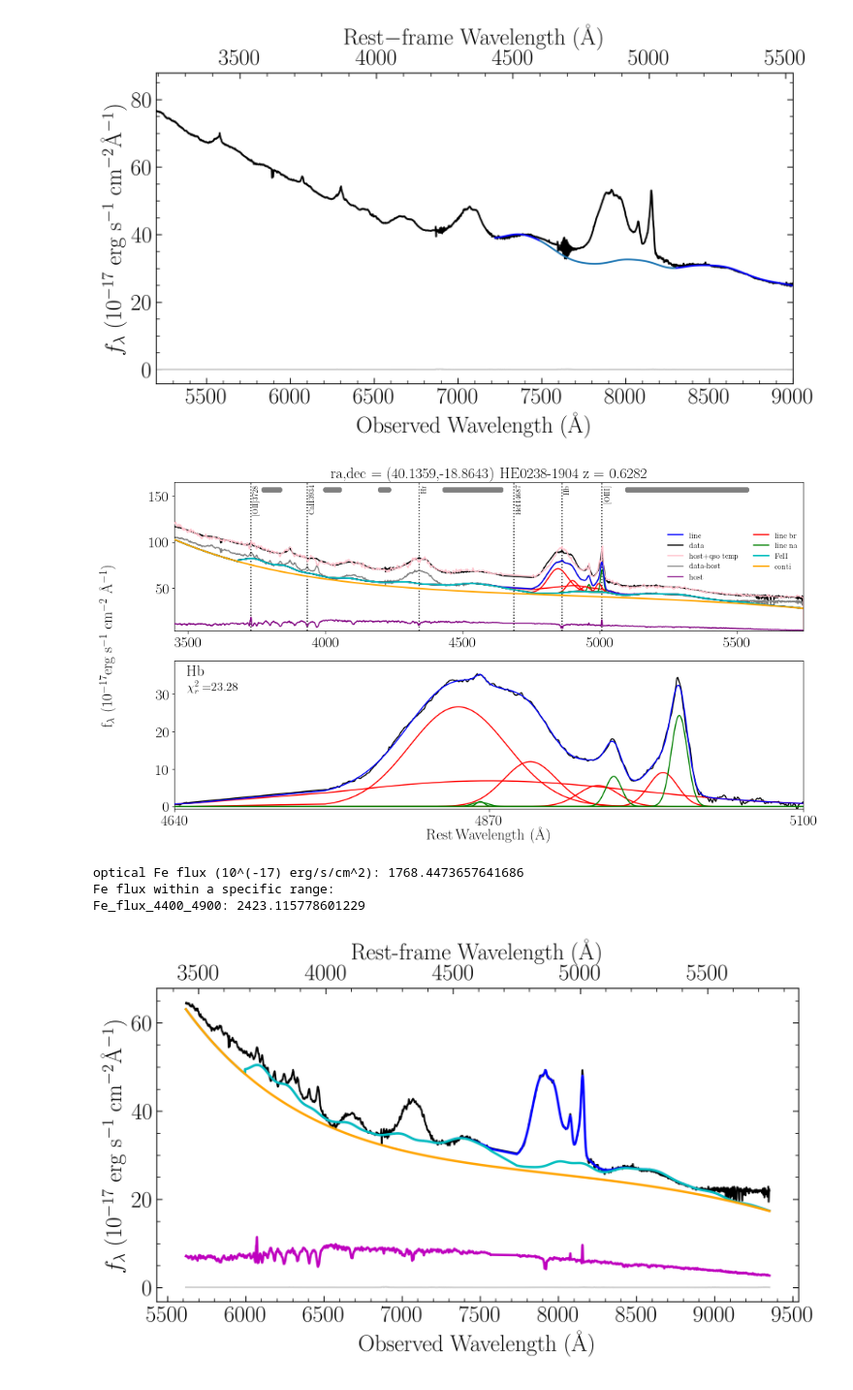
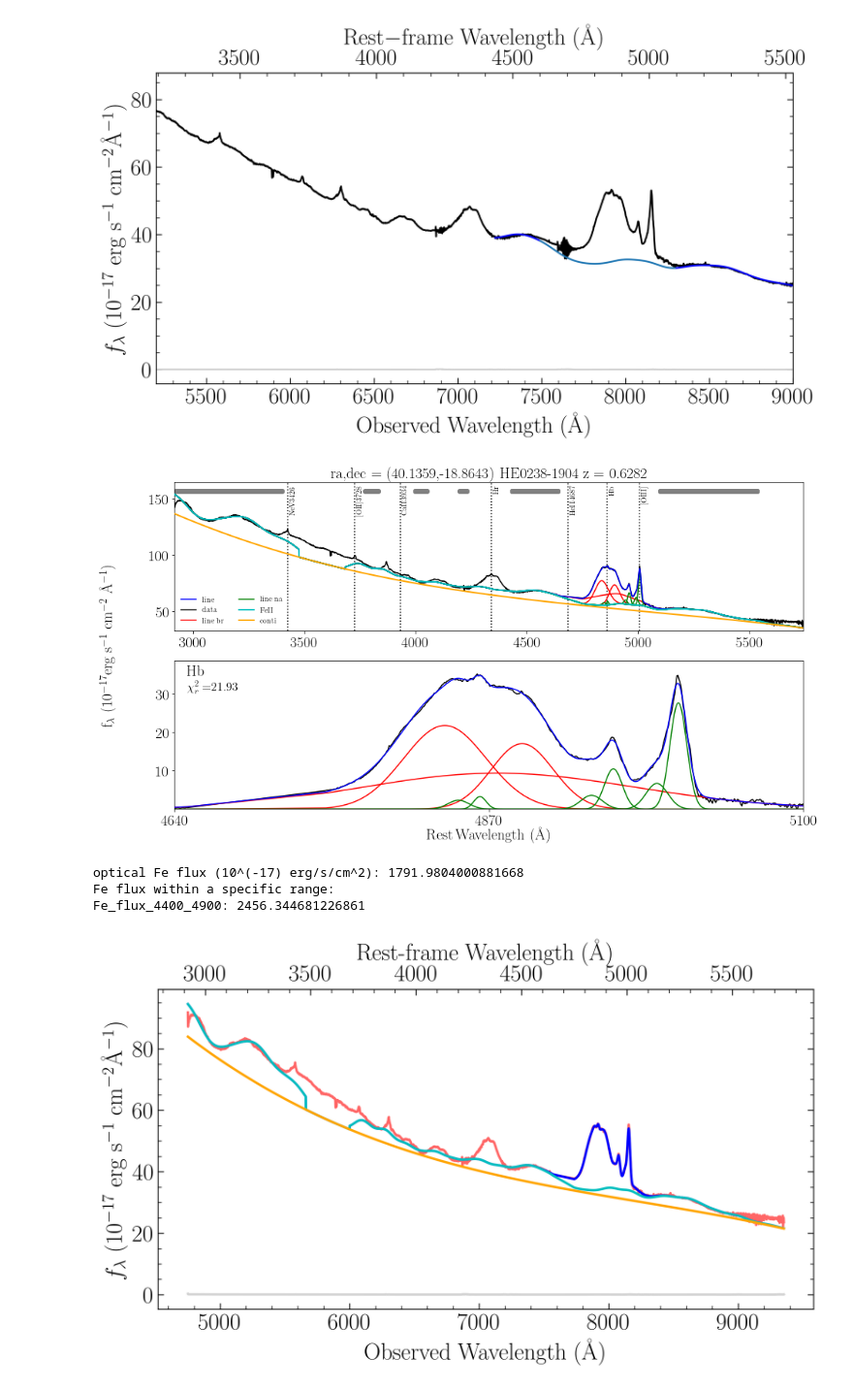
Before and after one commit to Sullofect/qso_cgm, a Jupyter notebook: test.ipynb, the cells around one changed output. Shown at 97% size. Cells and saved outputs as stored; diff of their text form; code cells hidden in the pictures.

```diff
--- a/test.ipynb
+++ b/test.ipynb
@@ -430,54 +430,53 @@ q = QSOFit(lam_qsofit, flux_qsofit, flux_err_qsofit, z, ra=40.1359, dec=-18.8643
 
 # do the fitting
 q.Fit(name='HE0238-1904', nsmooth=1, and_or_mask=False, deredden=True, reject_badpix = False, wave_range = None,\
-      wave_mask=np.array([[4650, 4750]]), decomposition_host=True, Mi=None, npca_gal = 5, npca_qso = 20, \
+      wave_mask=np.array([[4650, 4750]]), decomposition_host=False, Mi=None, npca_gal = 5, npca_qso = 20, \
       Fe_uv_op=True, Fe_flux_range=np.array([4435,4685]), poly=True, BC = False, rej_abs = False, \
       initial_guess=None, MC=False, n_trails=5, linefit=True, tie_lambda = True, tie_width = True, \
       tie_flux_1 = True, tie_flux_2 = True, save_result = True, plot_fig = True, save_fig = True, \
       plot_line_name = True, plot_legend = True, dustmap_path = path4, save_fig_path = path3, \
       save_fits_path = path2, save_fits_name='qso_fittings')
 # %% [output]
-[figure, old version]
+[figure, new version]
 # %%
 # Plot the Spectrum
 fig, ax = plt.subplots(1, 1, figsize=(10, 5), dpi=300)
 # ax.plot(wave_vac, flux * (1 + z), '--', color='r')
 # ax.plot(wave_vac, flux_err, color='lightgrey')
-ax.plot(q.wave * (1 + z), q.flux / (1 + z), color='k')
-ax.plot(q.wave * (1 + z), q.err / (1 + z), color='lightgrey')
+ax.plot(q.wave * (1 + z), q.flux / (1 + z), color='r', alpha=0.6, lw=2)
+ax.plot(q.wave * (1 + z), q.err / (1 + z), color='lightgrey', lw=2)
 #To plot the whole model, we use Manygauss to reappear the line fitting results saved in gauss_result
 ax.plot(q.wave * (1 + z), q.Manygauss(np.log(q.wave), q.gauss_result) / (1 + z) + q.f_conti_model / (1 + z), 'b', label='line', lw=2)
 ax.plot(q.wave * (1 + z), q.f_conti_model / (1 + z), 'c', lw=2)
 ax.plot(q.wave * (1 + z), q.PL_poly_BC / (1 + z), 'orange', lw=2)
-ax.plot(q.wave * (1 + z), q.host / (1 + z), 'm', lw=2)
 
 
 
 #ax.set_xlim(5200, 9300)
 #ax.set_ylim(0, 100)
 ax.set_xlabel(r'$\mathrm{Observed \; Wavelength \; (\AA)}$', size=20)
 ax.set_ylabel(r'${f}_{\lambda} \; (10^{-17} \; \mathrm{erg \; s^{-1} \; cm^{-2} \AA^{-1}})$', size=20)
 
 
 secax = ax.secondary_xaxis('top', functions=(obs2rest, rest2obs))
 secax.minorticks_on()
 secax.set_xlabel(r'$\mathrm{Rest \mbox{-} frame \; Wavelength \; (\AA)}$', size=20)
 secax.tick_params(axis='x', which='major', direction='in', top='on', size=5, labelsize=20)
 secax.tick_params(axis='x', which='minor', direction='in', top='on', size=3)
 
 ax.minorticks_on()
 ax.tick_params(axis='both', which='major', direction='in', bottom='on', left='on', right='on', labelsize=20, size=5)
 ax.tick_params(axis='both', which='minor', direction='in', bottom='on', left='on', right='on', size=3)
 
 print('optical Fe flux (10^(-17) erg/s/cm^2): '+ q.conti_result[q.conti_result_name=='Fe_flux_4435_4685'][0])
 
 Fe_flux_result, Fe_flux_type, Fe_flux_name = q.Get_Fe_flux(np.array([4400,4900]))
 print('Fe flux within a specific range: \n' + Fe_flux_name[0] + ': ' + str(Fe_flux_result[0]))
 # %% [output]
-optical Fe flux (10^(-17) erg/s/cm^2): 1768.4473657641686
+optical Fe flux (10^(-17) erg/s/cm^2): 1791.9804000881668
 Fe flux within a specific range:
-Fe_flux_4400_4900: 2423.115778601229
+Fe_flux_4400_4900: 2456.344681226861
-[figure, old version]
+[figure, new version]
 # %%
 # Plot the Spectrum
 fig, ax = plt.subplots(1, 1, figsize=(10, 5), dpi=300)
```
Also changed, not shown: parts of 4 cells of this notebook, 7 other files.
